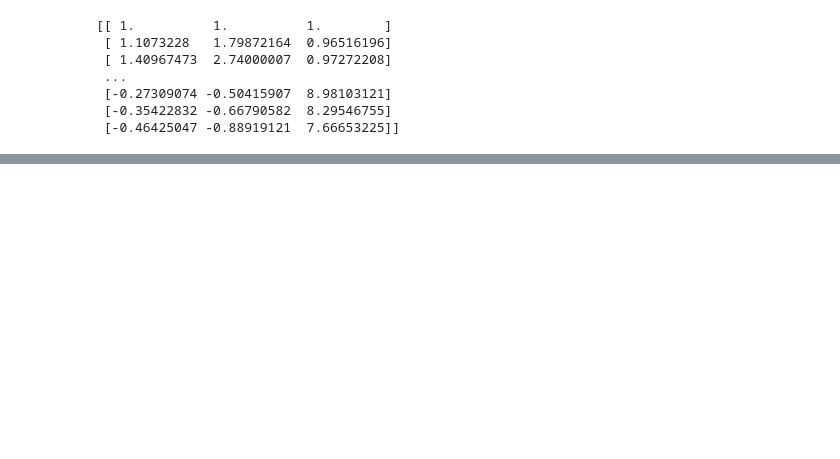
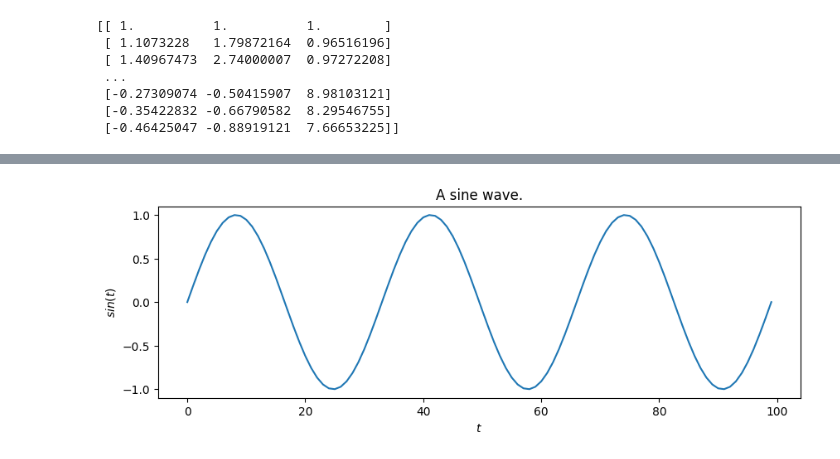
Before and after one commit to Moltas18/CS439-Project, a Jupyter notebook: notebook.ipynb, the cells around one changed output, grey strips where cells are left out. Drawn from its saved outputs; the diff is of its cells as text; code cells hidden in the pictures; blank space fills up the shorter version.

```diff
--- a/notebook.ipynb
+++ b/notebook.ipynb
@@ -36,0 +50,6 @@ RMSE: 40.01341808980783 R^2 score: -7.363789313129299
+# %%
+import numpy as np
+import matplotlib.pyplot as plt
+
+X = np.sin(np.linspace(0, 6*np.pi, 100)).reshape(-1,1)
+print(X)
@@ -36,0 +74,9 @@ RMSE: 40.01341808980783 R^2 score: -7.363789313129299
+# %%
+plt.figure(figsize=(10, 3))
+plt.title("A sine wave.")
+plt.ylabel("$sin(t)$")
+plt.xlabel("$t$")
+plt.plot(X)
+plt.show()
+# %% [output]
+[figure, added]
```
Also changed, not shown: parts of 10 cells of this notebook.
